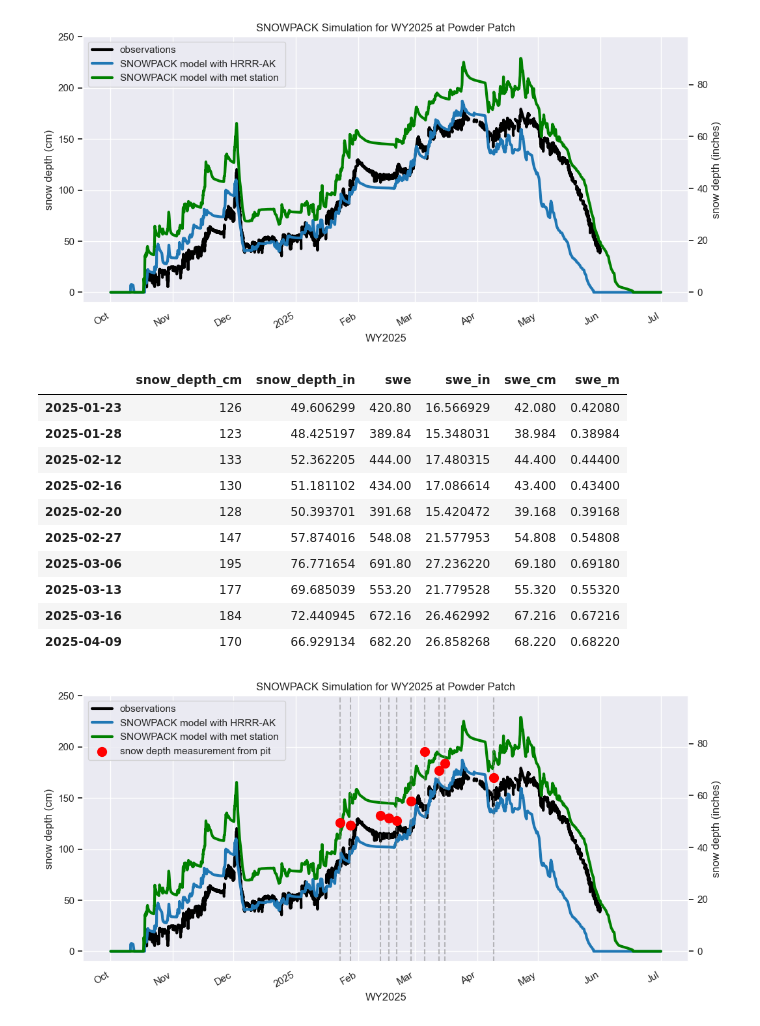
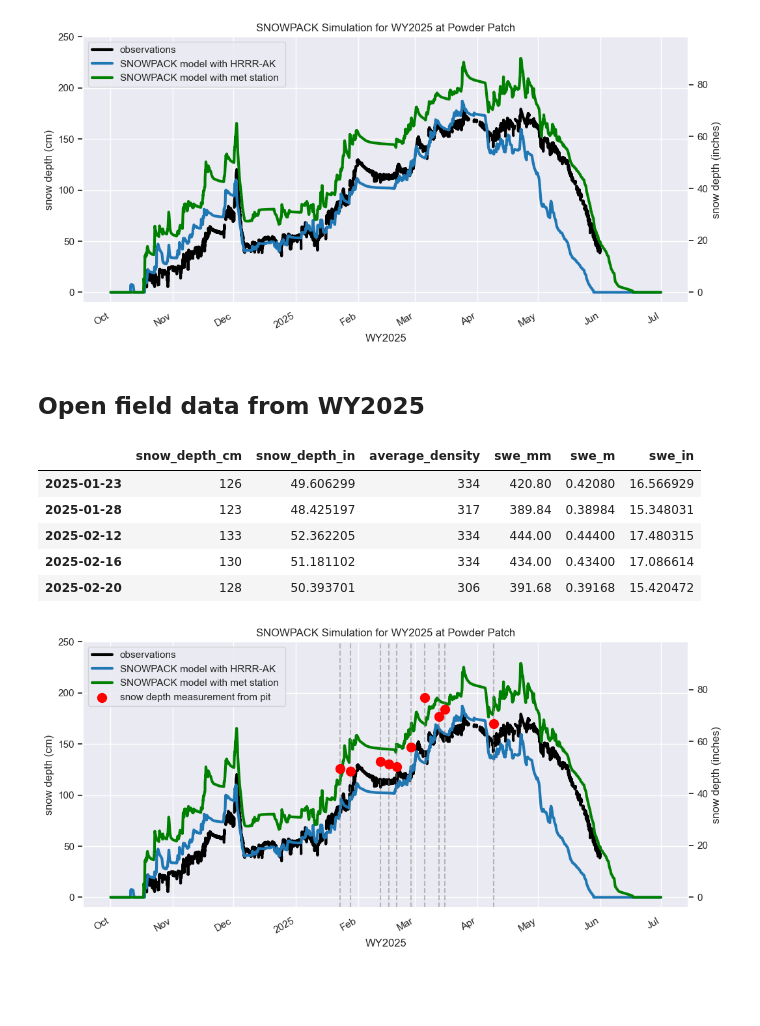
Before and after one commit to cassielumbrazo/snow_modeling_point, a Jupyter notebook: sites/ppsa2/3_read_snowpack_snow17_with_met.ipynb, the cells around one changed output. Cells and saved outputs as stored; diff of their text form; code cells hidden in the pictures; blank space fills up the shorter version.

Commit message:
adding csv file for field observations

```diff
--- a/sites/ppsa2/3_read_snowpack_snow17_with_met.ipynb
+++ b/sites/ppsa2/3_read_snowpack_snow17_with_met.ipynb
@@ -195,36 +195,20 @@ ax2.set_ylim([-10/2.54, 250/2.54])
 ax2.grid(False)
 # %% [output]
 [figure]
-# %%
-# create a little dataframe for the following dates to make verticle lines
-#23Jan2025, 28Jan2025, 12Feb2025, 16Feb2025, 20Feb2025, 27Feb2025, 6March2025, 13March2025, 16March2025, 9April2025
-dates = pd.to_datetime([
-    '2025-01-23', '2025-01-28', '2025-02-12', '2025-02-16', '2025-02-20',
-    '2025-02-27', '2025-03-06', '2025-03-13', '2025-03-16', '2025-04-09'
-])
-df_dates = pd.DataFrame(index=dates)
-
-# create another column in df_dates for snow depth from the measurements in cm
-df_dates['snow_depth_cm'] = ([126, 123, 133, 130, 128, 147, 195, 177, 184, 170]) # in cm
-df_dates['snow_depth_in'] = df_dates['snow_depth_cm'] / 2.54 # in inches
-
-df_dates['swe'] = ([420.8, 389.84, 444, 434, 391.68, 548.08, 691.8, 553.2, 672.16, 682.2]) # in kg/m^2, which is equivalent to mm of water equivalent
-df_dates['swe_in'] = df_dates['swe'] / 25.4 # in inches of water equivalent
-df_dates['swe_cm'] = df_dates['swe'] / 10 # in cm of water equivalent
-df_dates['swe_m'] = df_dates['swe'] / 1000 # in m of water equivalent
-df_dates
-# %% [output]
-|  | snow_depth_cm | snow_depth_in | swe | swe_in | swe_cm | swe_m |
-| 2025-01-23 | 126 | 49.606299 | 420.80 | 16.566929 | 42.080 | 0.42080 |
-| 2025-01-28 | 123 | 48.425197 | 389.84 | 15.348031 | 38.984 | 0.38984 |
-| 2025-02-12 | 133 | 52.362205 | 444.00 | 17.480315 | 44.400 | 0.44400 |
-| 2025-02-16 | 130 | 51.181102 | 434.00 | 17.086614 | 43.400 | 0.43400 |
-| 2025-02-20 | 128 | 50.393701 | 391.68 | 15.420472 | 39.168 | 0.39168 |
-| 2025-02-27 | 147 | 57.874016 | 548.08 | 21.577953 | 54.808 | 0.54808 |
-| 2025-03-06 | 195 | 76.771654 | 691.80 | 27.236220 | 69.180 | 0.69180 |
-| 2025-03-13 | 177 | 69.685039 | 553.20 | 21.779528 | 55.320 | 0.55320 |
-| 2025-03-16 | 184 | 72.440945 | 672.16 | 26.462992 | 67.216 | 0.67216 |
-| 2025-04-09 | 170 | 66.929134 | 682.20 | 26.858268 | 68.220 | 0.68220 |
+# %% [markdown]
+## Open field data from WY2025
+# %%
+# df created in repo/juneau_field_data/1_create_snowpit_dataframe_WY2025.ipynb
+# df.to_csv('/hdd/snow_hydrology/field_data/snow_pit_swe_measurements_WY2025.csv')
+df_field_measurements = pd.read_csv('/hdd/snow_hydrology/field_data/snow_pit_swe_measurements_WY2025.csv', index_col=0, parse_dates=True)
+df_field_measurements.head()
+# %% [output]
+|  | snow_depth_cm | snow_depth_in | average_density | swe_mm | swe_m | swe_in |
+| 2025-01-23 | 126 | 49.606299 | 334 | 420.80 | 0.42080 | 16.566929 |
+| 2025-01-28 | 123 | 48.425197 | 317 | 389.84 | 0.38984 | 15.348031 |
+| 2025-02-12 | 133 | 52.362205 | 334 | 444.00 | 0.44400 | 17.480315 |
+| 2025-02-16 | 130 | 51.181102 | 334 | 434.00 | 0.43400 | 17.086614 |
+| 2025-02-20 | 128 | 50.393701 | 306 | 391.68 | 0.39168 | 15.420472 |
 # %%
 df_met.hs.plot(label = 'observations', linewidth = 3, color='black')
 ds_hrrrak_snowpack.HS_mod.plot(label = 'SNOWPACK model with HRRR-AK', linewidth = 3, color='tab:blue')
```
Also changed, not shown: parts of 3 cells of this notebook, 1 other file.
